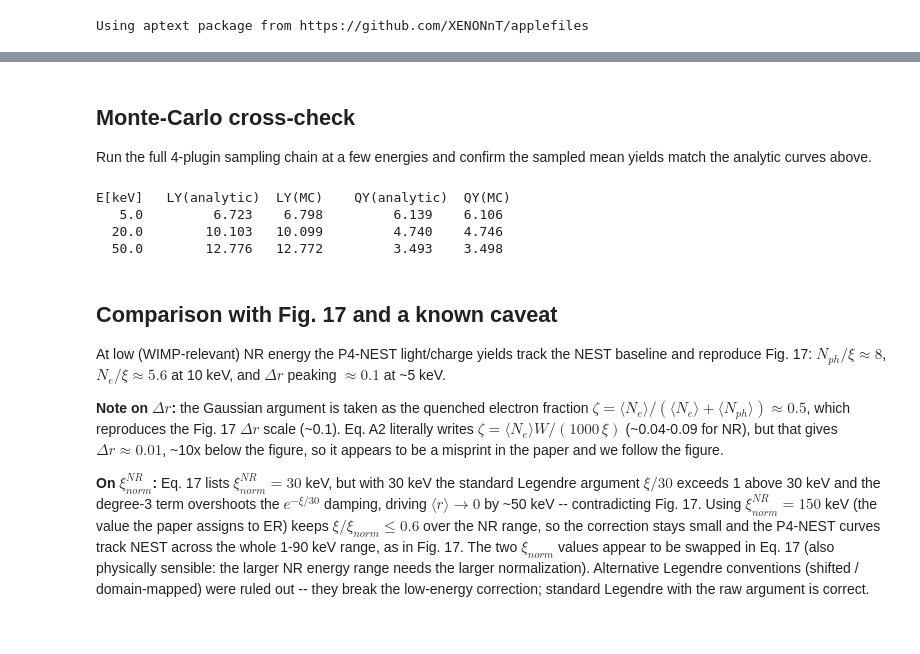
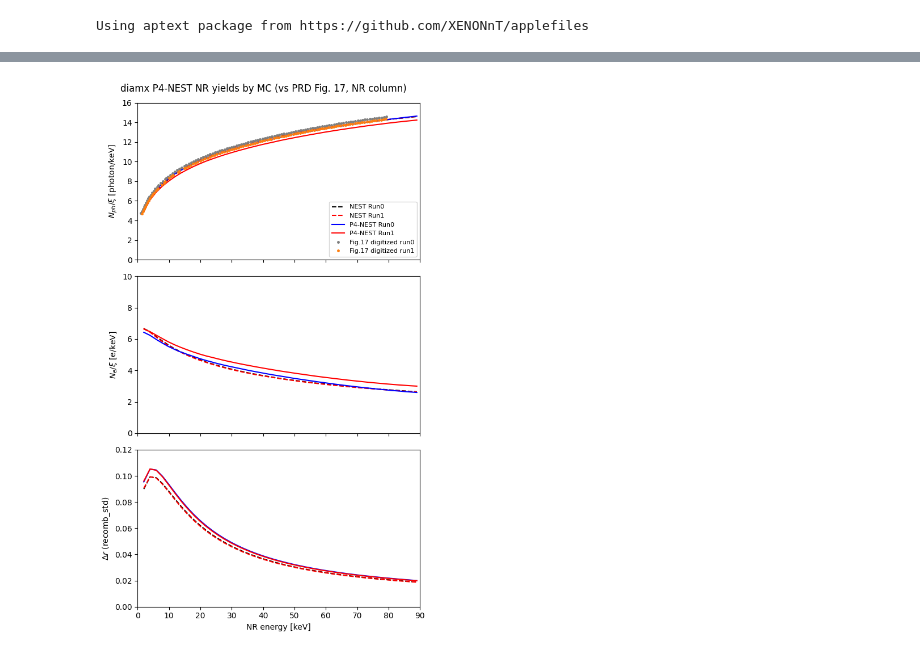
Before and after one commit to mhliu0001/diamx, a Jupyter notebook: notebooks/pandax4t_nr_yields.ipynb, the cells around one changed output, grey strips where cells are left out. Cells and saved outputs as stored; diff of their text form; code cells hidden in the pictures.

```diff
--- a/notebooks/pandax4t_nr_yields.ipynb
+++ b/notebooks/pandax4t_nr_yields.ipynb
@@ -86,15 +66,12 @@ Four curves per panel, as in PRD Fig. 17. The runs differ by drift field (Run0 ~
 - **P4-NEST Run0**: Table II coefficients, $d_{nr}=0$, field 93 V/cm.
 - **P4-NEST Run1**: Table II coefficients, $d_{nr}=-0.043$, field 84 V/cm.
 # %%
-energies = np.linspace(1.0, 90.0, 300)
 FIELD_RUN0, FIELD_RUN1 = 93.0, 84.0   # drift field [V/cm]
 off = dict(p0_nr=0.0, p1_nr=0.0, p2_nr=0.0, p3_nr=0.0, a_nr=1.0, d_nr=0.0)
-nest0   = dict(base, field=FIELD_RUN0, **off)
-nest1   = dict(base, field=FIELD_RUN1, **off)
-p4_run0 = dict(base, field=FIELD_RUN0, d_nr=0.0)
-p4_run1 = dict(base, field=FIELD_RUN1, d_nr=-0.043)
-
-ly_n0, qy_n0, r_n0, dr_n0 = nr_means(energies, nest0)
-ly_n1, qy_n1, r_n1, dr_n1 = nr_means(energies, nest1)
-ly_0,  qy_0,  r_0,  dr_0  = nr_means(energies, p4_run0)
-ly_1,  qy_1,  r_1,  dr_1  = nr_means(energies, p4_run1)
+cases = {
+    'NEST Run0':    dict(base, field=FIELD_RUN0, **off),
+    'NEST Run1':    dict(base, field=FIELD_RUN1, **off),
+    'P4-NEST Run0': dict(base, field=FIELD_RUN0, d_nr=0.0),
+    'P4-NEST Run1': dict(base, field=FIELD_RUN1, d_nr=-0.043),
+}
+res = {name: mc_yields(p) for name, p in cases.items()}
@@ -120,31 +78,27 @@ plt.show()
-# %% [markdown]
-## Monte-Carlo cross-check
-Run the full 4-plugin sampling chain at a few energies and confirm the sampled mean yields match the analytic curves above.
-# %%
-def nr_mc(E, params, n=400_000):
-    key = jax.random.PRNGKey(1)
-    en = jnp.full(n, float(E))
-    key, lin, ionf, rm0, rs0 = P.NRYieldParamsP4NEST('nr').simulate(key, params, en)
-    key, nq = P.NRTotalQuantaP4NEST('nr').simulate(key, params, en, lin)
-    key, ni, nex = P.NRIonizationP4NEST('nr').simulate(key, params, nq, ionf)
-    key, nph, ne = P.NRRecombinationP4NEST('nr').simulate(
-        key, params, nq, ni, rm0, rs0, en)
-    return float(np.mean(np.asarray(nph))) / E, float(np.mean(np.asarray(ne))) / E
-
-print('E[keV]   LY(analytic)  LY(MC)    QY(analytic)  QY(MC)')
-for E in [5.0, 20.0, 50.0]:
-    ly_mc, qy_mc = nr_mc(E, p4_run0)
-    i = int(np.argmin(np.abs(energies - E)))
-    print(f'{E:6.1f}   {ly_0[i]:11.3f}  {ly_mc:7.3f}   {qy_0[i]:11.3f}  {qy_mc:7.3f}')
-# %% [output]
-E[keV]   LY(analytic)  LY(MC)    QY(analytic)  QY(MC)
-   5.0         6.723    6.798         6.139    6.106
-  20.0        10.103   10.099         4.740    4.746
-  50.0        12.776   12.772         3.493    3.498
-# %% [markdown]
-## Comparison with Fig. 17 and a known caveat
-At low (WIMP-relevant) NR energy the P4-NEST light/charge yields track the NEST baseline and reproduce Fig. 17: $N_{ph}/\xi\approx8$, $N_e/\xi\approx5.6$ at 10 keV, and $\Delta r$ peaking $\approx0.1$ at ~5 keV.
-
-**Note on $\Delta r$:** the Gaussian argument is taken as the quenched electron fraction $\zeta=\langle N_e\rangle/(\langle N_e\rangle+\langle N_{ph}\rangle)\approx0.5$, which reproduces the Fig. 17 $\Delta r$ scale (~0.1). Eq. A2 literally writes $\zeta=\langle N_e\rangle W/(1000\,\xi)$ (~0.04-0.09 for NR), but that gives $\Delta r\approx0.01$, ~10x below the figure, so it appears to be a misprint in the paper and we follow the figure.
-
-**On $\xi_{norm}^{NR}$:** Eq. 17 lists $\xi_{norm}^{NR}=30$ keV, but with 30 keV the standard Legendre argument $\xi/30$ exceeds 1 above 30 keV and the degree-3 term overshoots the $e^{-\xi/30}$ damping, driving $\langle r\rangle\to0$ by ~50 keV -- contradicting Fig. 17. Using $\xi_{norm}^{NR}=150$ keV (the value the paper assigns to ER) keeps $\xi/\xi_{norm}\le0.6$ over the NR range, so the correction stays small and the P4-NEST curves track NEST across the whole 1-90 keV range, as in Fig. 17. The two $\xi_{norm}$ values appear to be swapped in Eq. 17 (also physically sensible: the larger NR energy range needs the larger normalization). Alternative Legendre conventions (shifted / domain-mapped) were ruled out -- they break the low-energy correction; standard Legendre with the raw argument is correct.
+# %%
+# digitized Fig. 17 light-yield curves (energy [keV], N_ph/xi [photon/keV])
+ddir = os.path.join(os.path.dirname(diamx.__file__), 'data')
+dig = {}
+for run in ['run0', 'run1']:
+    f = os.path.join(ddir, f'pandax4t_{run}_nr_ly.csv')
+    if os.path.exists(f):
+        dig[run] = np.loadtxt(f, delimiter=',')
+
+style = {'NEST Run0': 'k--', 'NEST Run1': 'r--', 'P4-NEST Run0': 'b-', 'P4-NEST Run1': 'r-'}
+fig, ax = plt.subplots(3, 1, figsize=(6, 10), sharex=True)
+for name, (ctr, ly, qy, dr) in res.items():
+    ax[0].plot(ctr, ly, style[name], label=name)
+    ax[1].plot(ctr, qy, style[name])
+    ax[2].plot(ctr, dr, style[name])
+for run, c in [('run0', 'tab:gray'), ('run1', 'tab:orange')]:
+    if run in dig:
+        ax[0].plot(dig[run][:, 0], dig[run][:, 1], 'o', ms=2.5, color=c,
+                   label=f'Fig.17 digitized {run}')
+ax[0].set_ylabel(r'$N_{ph}/\xi$ [photon/keV]'); ax[0].set_ylim(0, 16); ax[0].legend(fontsize=8)
+ax[1].set_ylabel(r'$N_e/\xi$ [e/keV]'); ax[1].set_ylim(0, 10)
+ax[2].set_ylabel(r'$\Delta r$ (recomb_std)'); ax[2].set_ylim(0, 0.12)
+ax[2].set_xlabel('NR energy [keV]'); ax[2].set_xlim(0, 90)
+fig.suptitle('diamx P4-NEST NR yields by MC (vs PRD Fig. 17, NR column)')
+fig.tight_layout(); plt.show()
+# %% [output]
+[figure, added]
```
Also changed, not shown: parts of 13 cells of this notebook, 3 other files.
